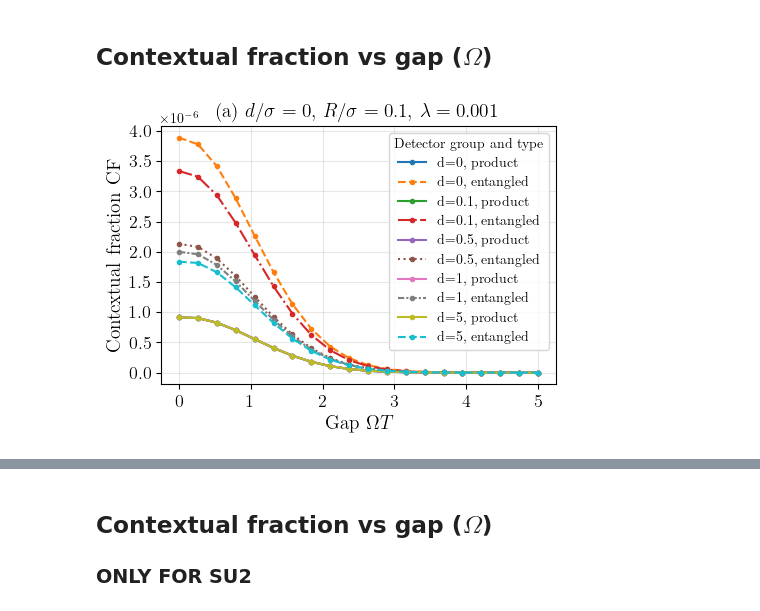
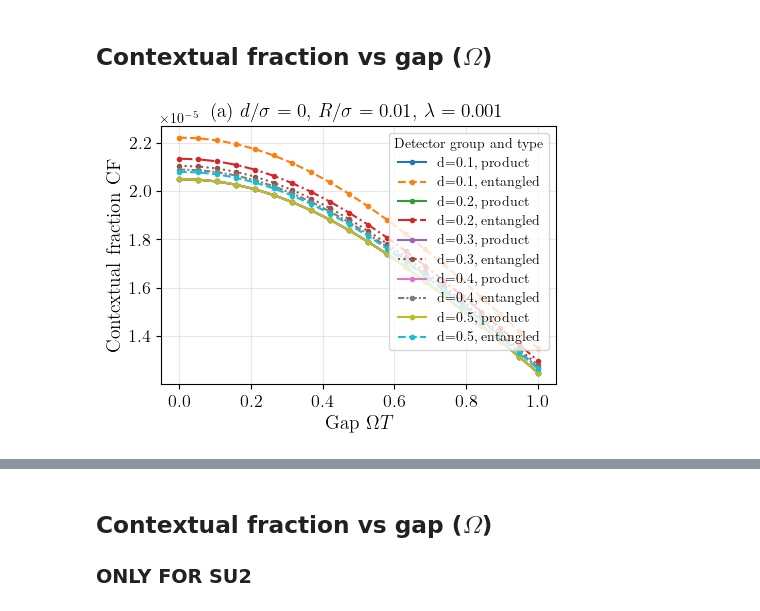
Before and after one commit to Sanchit-Srivastava/contextuality_from_the_vacuum, a Jupyter notebook: notebooks/main_plots.ipynb, the cells around one changed output, grey strips where cells are left out. Drawn from its saved outputs; the diff is of its cells as text; code cells hidden in the pictures.

```diff
--- a/notebooks/main_plots.ipynb
+++ b/notebooks/main_plots.ipynb
@@ -82,8 +82,8 @@ assert np.allclose(reduce_state(rho_ME), np.eye(3)/3)
 
 # Fixed parameters
 switching = 1.0
-separation = 0
-smearing = 0.1
+separation = 0 #not using
+smearing = 0.01
 lam = 1e-3
 regulator = 1.0
 regularization = "heaviside"  # used by Q_term but detector_type/group decide which terms contribute
@@ -107,8 +107,8 @@ rho_types = [
         ]
 
 # Sweep gaps
-gaps = np.linspace(0.0, 5, 20)  # avoid zero to keep numerics well-behaved
-deez = [0, 0.1, 0.5, 1, 5]
+gaps = np.linspace(0.0, 1, 20)  # avoid zero to keep numerics well-behaved
+deez = [ 0.1, 0.2, 0.3, 0.4, 0.5]
 
 linestyles = [ "--", "-.", ":", (0, (3, 1, 1, 1))]  # Add more if needed
 
@@ -135,34 +135,34 @@ for idx, d in enumerate(deez):
                         # rho_final = np.kron(rho1, rho1)
                     elif rho_type == "product":
                         rho1 = reduce_state(rho)
-                        rho_final = np.kron(rho1, np.eye(3)*(1/3))
-                        # rho_final = np.kron(rho1, rho1)
+                        # rho_final = np.kron(rho1, np.eye(3)*(1/3))
+                        rho_final = np.kron(rho1, rho1)
 
                     res = contextual_fraction(rho_final)
 
                     if not res.get("success", False):
                         cf_vals.append(np.nan)
                     else:
                         cf_vals.append(res.get("b", np.nan))
                 else:
                     print("Invalid state detected at gap =", gap)
                     validate_and_print(rho)
                     break
 
             cf_vals = np.array(cf_vals)
             label = f"d={d}, {rho_type}"
             linestyle = "-" if rho_type == "product" else linestyles[idx % len(linestyles)]
             plt.plot(gaps, cf_vals, marker=".", lw=1.5, label=label, linestyle=linestyle)
 
 plt.xlabel(r"{Gap} $\Omega T$",fontsize=14)
 plt.ylabel(r"{Contextual fraction} CF",fontsize=14)
 plt.title(rf"(a) $d/\sigma={separation}$, $R/\sigma={smearing}$, $\lambda={lam}$",fontsize=14)
 plt.xticks(fontsize=13)
 plt.yticks(fontsize=13)
 plt.grid(True, alpha=0.3)
 plt.legend(title="Detector group and type")
 plt.tight_layout()
 # plt.savefig("contextual_fraction_vs_gap_different_models.pdf")
 plt.show()
 # %% [output]
-[figure, old version]
+[figure, new version]
```
Also changed, not shown: parts of 2 cells of this notebook, 1 other file.
